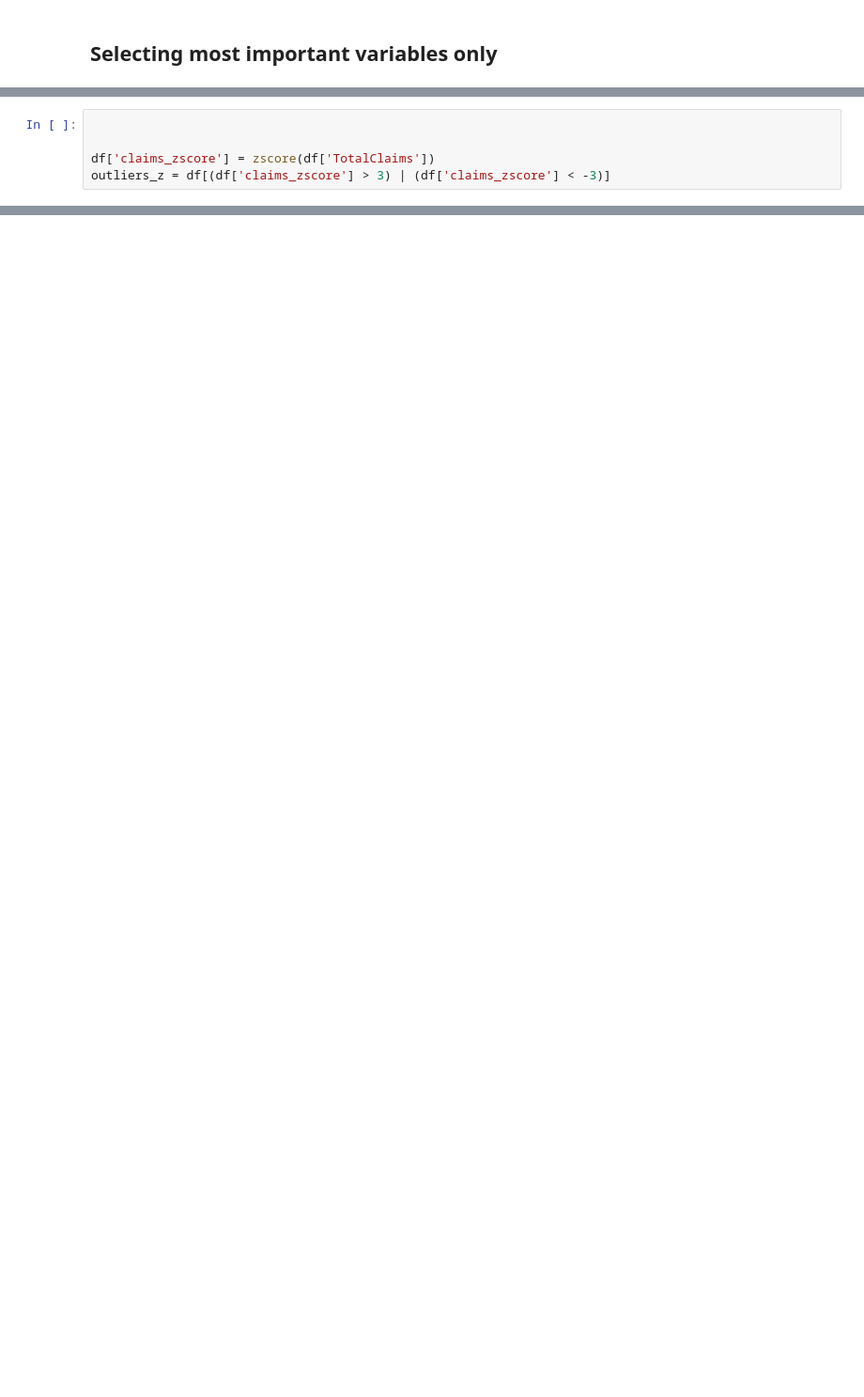
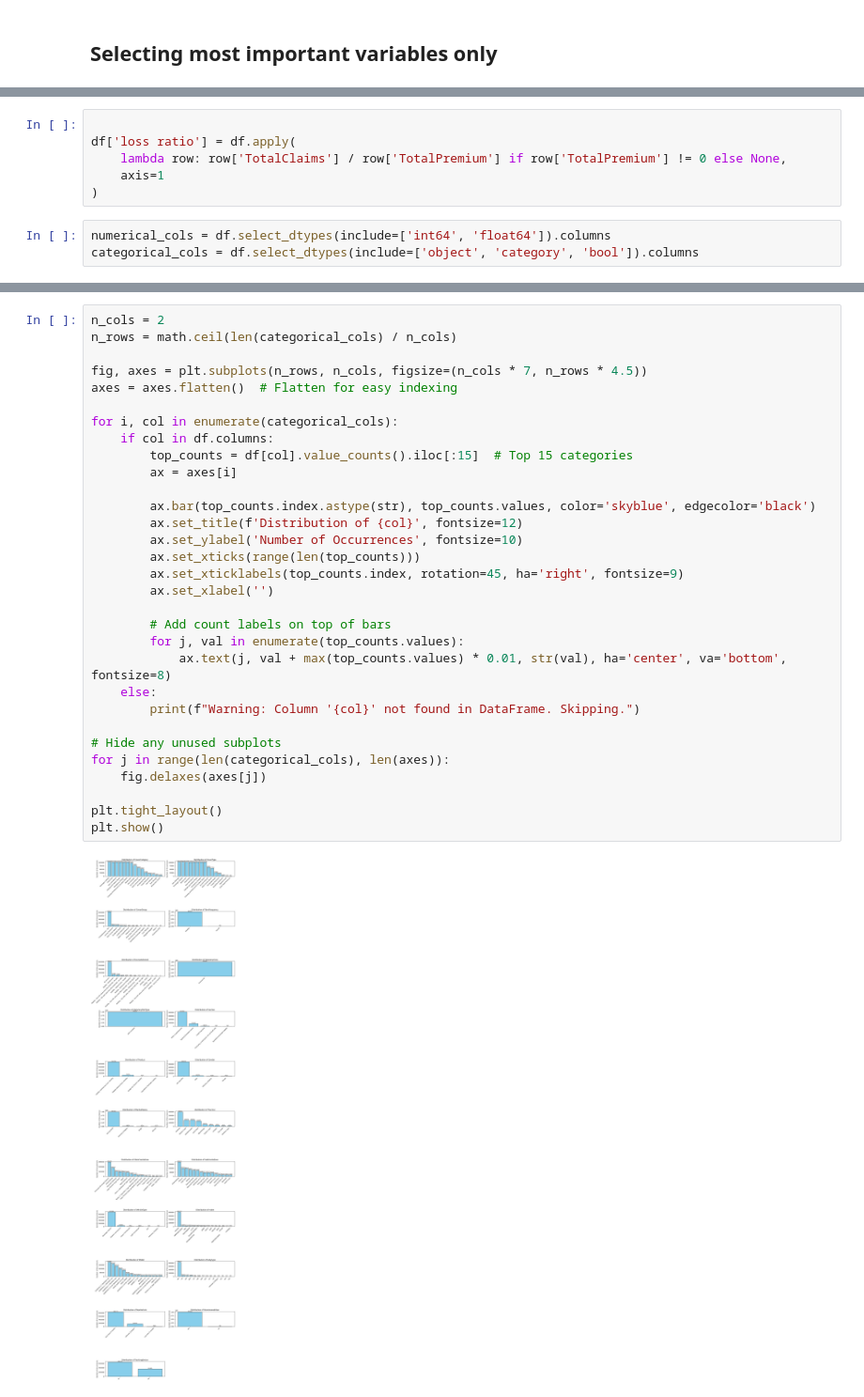
Before and after one commit to Naty-12/Insurance-analytics_week3, a Jupyter notebook: notebooks/eda.ipynb, the cells around one changed output, grey strips where cells are left out. Shown at 94% size. Drawn from its saved outputs; the diff is of its cells as text; blank space fills up the shorter version.

Commit message:
more exploratory data analysis

```diff
--- a/notebooks/eda.ipynb
+++ b/notebooks/eda.ipynb
@@ -301,5 +155,0 @@ Name: TotalClaims, dtype: float64
-# %%
-
-
-df['claims_zscore'] = zscore(df['TotalClaims'])
-outliers_z = df[(df['claims_zscore'] > 3) | (df['claims_zscore'] < -3)]
@@ -309,0 +156,9 @@ outliers_z.shape
+# %%
+
+df['loss ratio'] = df.apply(
+    lambda row: row['TotalClaims'] / row['TotalPremium'] if row['TotalPremium'] != 0 else None,
+    axis=1
+)
+# %%
+numerical_cols = df.select_dtypes(include=['int64', 'float64']).columns
+categorical_cols = df.select_dtypes(include=['object', 'category', 'bool']).columns
@@ -309,0 +168,33 @@ outliers_z.shape
+# %%
+n_cols = 2
+n_rows = math.ceil(len(categorical_cols) / n_cols)
+
+fig, axes = plt.subplots(n_rows, n_cols, figsize=(n_cols * 7, n_rows * 4.5))
+axes = axes.flatten()  # Flatten for easy indexing
+
+for i, col in enumerate(categorical_cols):
+    if col in df.columns:
+        top_counts = df[col].value_counts().iloc[:15]  # Top 15 categories
+        ax = axes[i]
+
+        ax.bar(top_counts.index.astype(str), top_counts.values, color='skyblue', edgecolor='black')
+        ax.set_title(f'Distribution of {col}', fontsize=12)
+        ax.set_ylabel('Number of Occurrences', fontsize=10)
+        ax.set_xticks(range(len(top_counts)))
+        ax.set_xticklabels(top_counts.index, rotation=45, ha='right', fontsize=9)
+        ax.set_xlabel('')
+
+        # Add count labels on top of bars
+        for j, val in enumerate(top_counts.values):
+            ax.text(j, val + max(top_counts.values) * 0.01, str(val), ha='center', va='bottom', fontsize=8)
+    else:
+        print(f"Warning: Column '{col}' not found in DataFrame. Skipping.")
+
+# Hide any unused subplots
+for j in range(len(categorical_cols), len(axes)):
+    fig.delaxes(axes[j])
+
+plt.tight_layout()
+plt.show()
+# %% [output]
+[figure, added]
```
Also changed, not shown: parts of 39 cells of this notebook.
